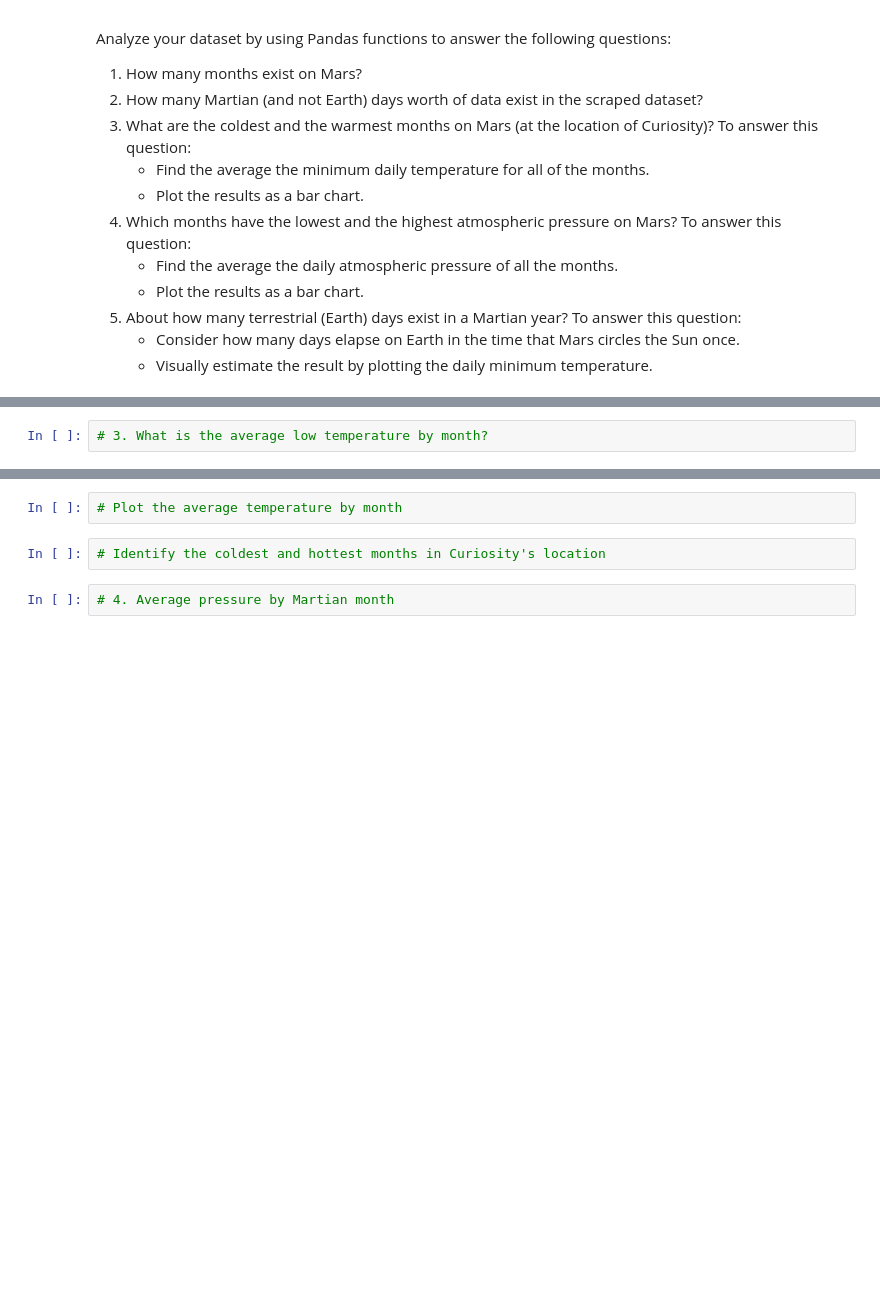
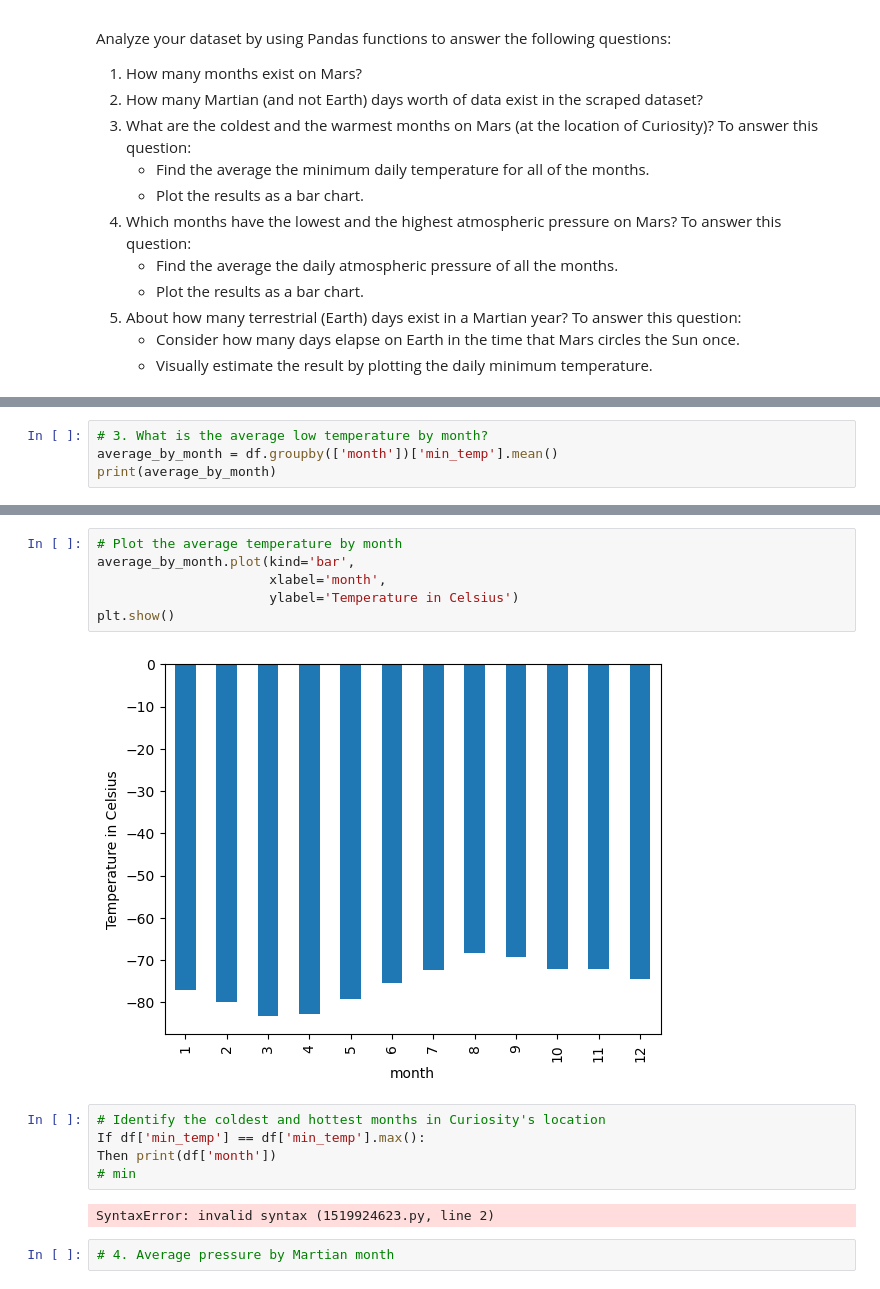
Before and after one commit to Tianyueli/web_scraping_project, a Jupyter notebook: part_2_mars_weather.ipynb, the cells around one changed output, grey strips where cells are left out. Saved outputs shown, nothing was run; the diff lists cells and outputs as text; blank space fills up the shorter version.

```diff
--- a/part_2_mars_weather.ipynb
+++ b/part_2_mars_weather.ipynb
@@ -164,2 +183,4 @@ Analyze your dataset by using Pandas functions to answer the following questions
 # %%
 # 3. What is the average low temperature by month?
+average_by_month = df.groupby(['month'])['min_temp'].mean()
+print(average_by_month)
@@ -166,7 +202,18 @@ Analyze your dataset by using Pandas functions to answer the following questions
 # %%
 # Plot the average temperature by month
+average_by_month.plot(kind='bar',
+                      xlabel='month',
+                      ylabel='Temperature in Celsius')
+plt.show()
+# %% [output]
+[figure, added]
 # %%
 # Identify the coldest and hottest months in Curiosity's location
+If df['min_temp'] == df['min_temp'].max():
+Then print(df['month'])
+# min
+# %% [output]
+SyntaxError: invalid syntax (1519924623.py, line 2)
 # %%
 # 4. Average pressure by Martian month
 # %%
```
Also changed, not shown: parts of 3 cells of this notebook.
